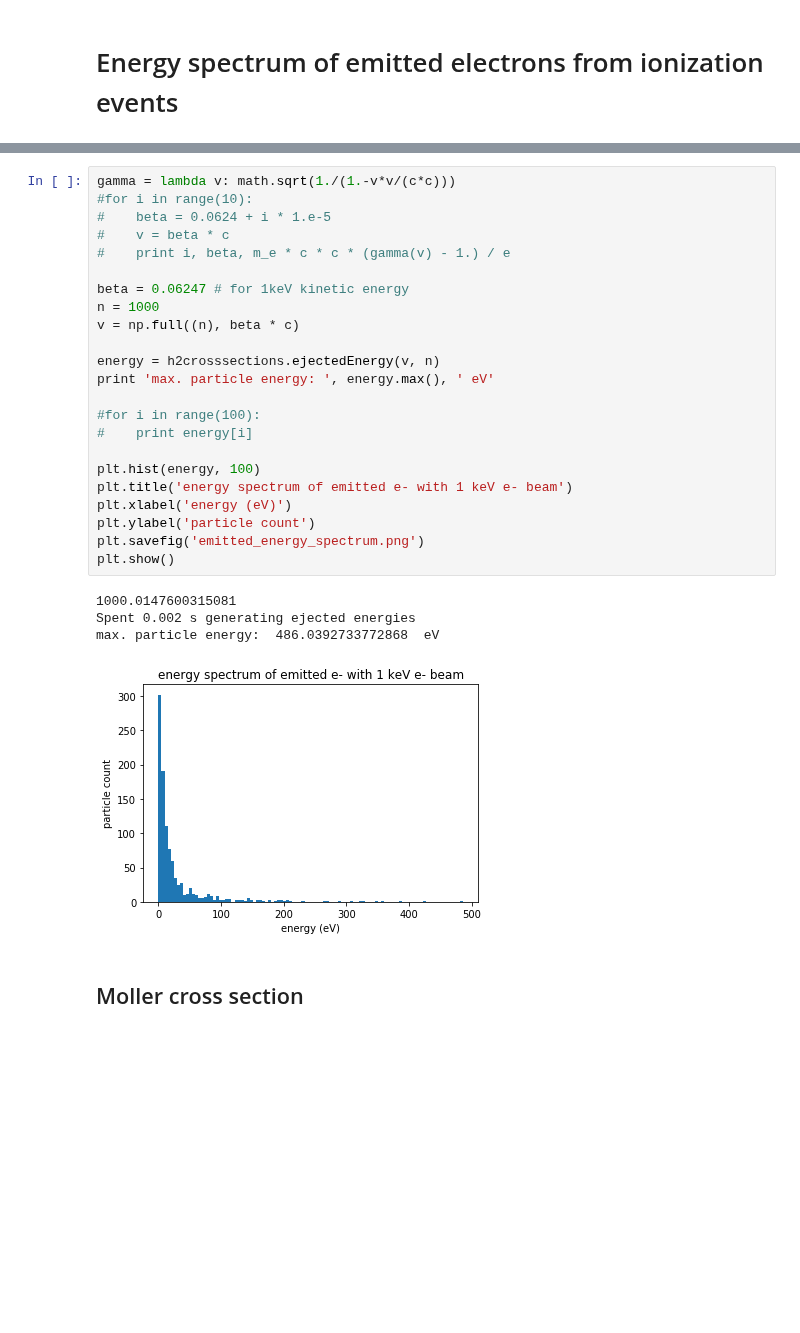
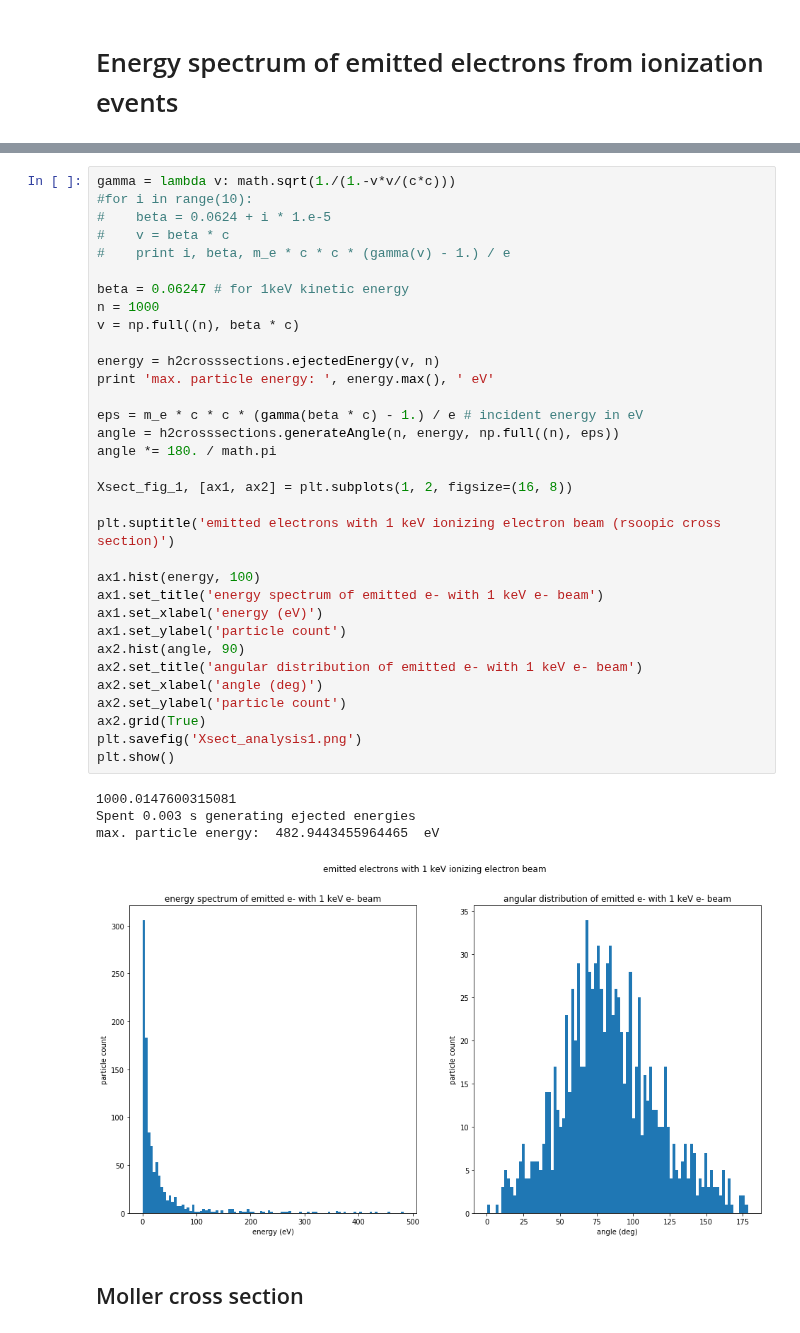
Before and after one commit to radiasoft/rswarp, a Jupyter notebook: examples/ionization/cross_section_testing.ipynb, the cells around one changed output, grey strips where cells are left out. Cells and saved outputs as stored; diff of their text form; blank space fills up the shorter version.

Commit message:
Added plots of the angular distributions with both rsoopic and Moller cross sections

```diff
--- a/examples/ionization/cross_section_testing.ipynb
+++ b/examples/ionization/cross_section_testing.ipynb
@@ -26,31 +26,41 @@ import random
 # %%
 gamma = lambda v: math.sqrt(1./(1.-v*v/(c*c)))
 #for i in range(10):
 #    beta = 0.0624 + i * 1.e-5
 #    v = beta * c
 #    print i, beta, m_e * c * c * (gamma(v) - 1.) / e
 
 beta = 0.06247 # for 1keV kinetic energy
 n = 1000
 v = np.full((n), beta * c)
 
 energy = h2crosssections.ejectedEnergy(v, n)
 print 'max. particle energy: ', energy.max(), ' eV'
 
-#for i in range(100):
-#    print energy[i]
+eps = m_e * c * c * (gamma(beta * c) - 1.) / e # incident energy in eV
+angle = h2crosssections.generateAngle(n, energy, np.full((n), eps))
+angle *= 180. / math.pi
 
-plt.hist(energy, 100)
-plt.title('energy spectrum of emitted e- with 1 keV e- beam')
-plt.xlabel('energy (eV)')
-plt.ylabel('particle count')
-plt.savefig('emitted_energy_spectrum.png')
+Xsect_fig_1, [ax1, ax2] = plt.subplots(1, 2, figsize=(16, 8))
+
+plt.suptitle('emitted electrons with 1 keV ionizing electron beam (rsoopic cross section)')
+
+ax1.hist(energy, 100)
+ax1.set_title('energy spectrum of emitted e- with 1 keV e- beam')
+ax1.set_xlabel('energy (eV)')
+ax1.set_ylabel('particle count')
+ax2.hist(angle, 90)
+ax2.set_title('angular distribution of emitted e- with 1 keV e- beam')
+ax2.set_xlabel('angle (deg)')
+ax2.set_ylabel('particle count')
+ax2.grid(True)
+plt.savefig('Xsect_analysis1.png')
 plt.show()
 # %% [output]
 1000.0147600315081
-Spent 0.002 s generating ejected energies
-max. particle energy:  486.0392733772868  eV
+Spent 0.003 s generating ejected energies
+max. particle energy:  482.9443455964465  eV
-[figure, old version]
+[figure, new version]
 # %% [markdown]
 ## Moller cross section
 # %% [markdown]
```
Also changed, not shown: parts of 5 cells of this notebook.
